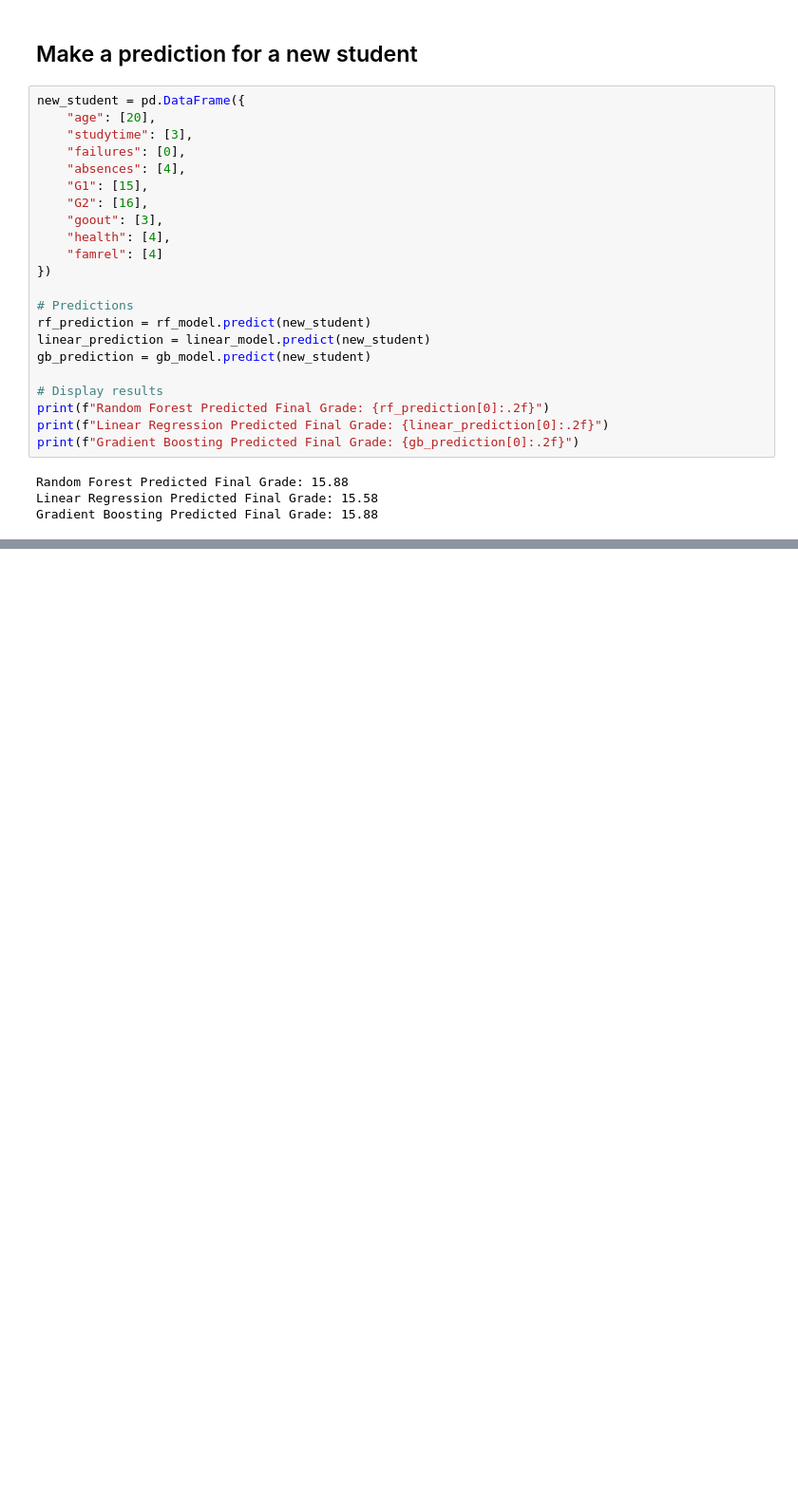
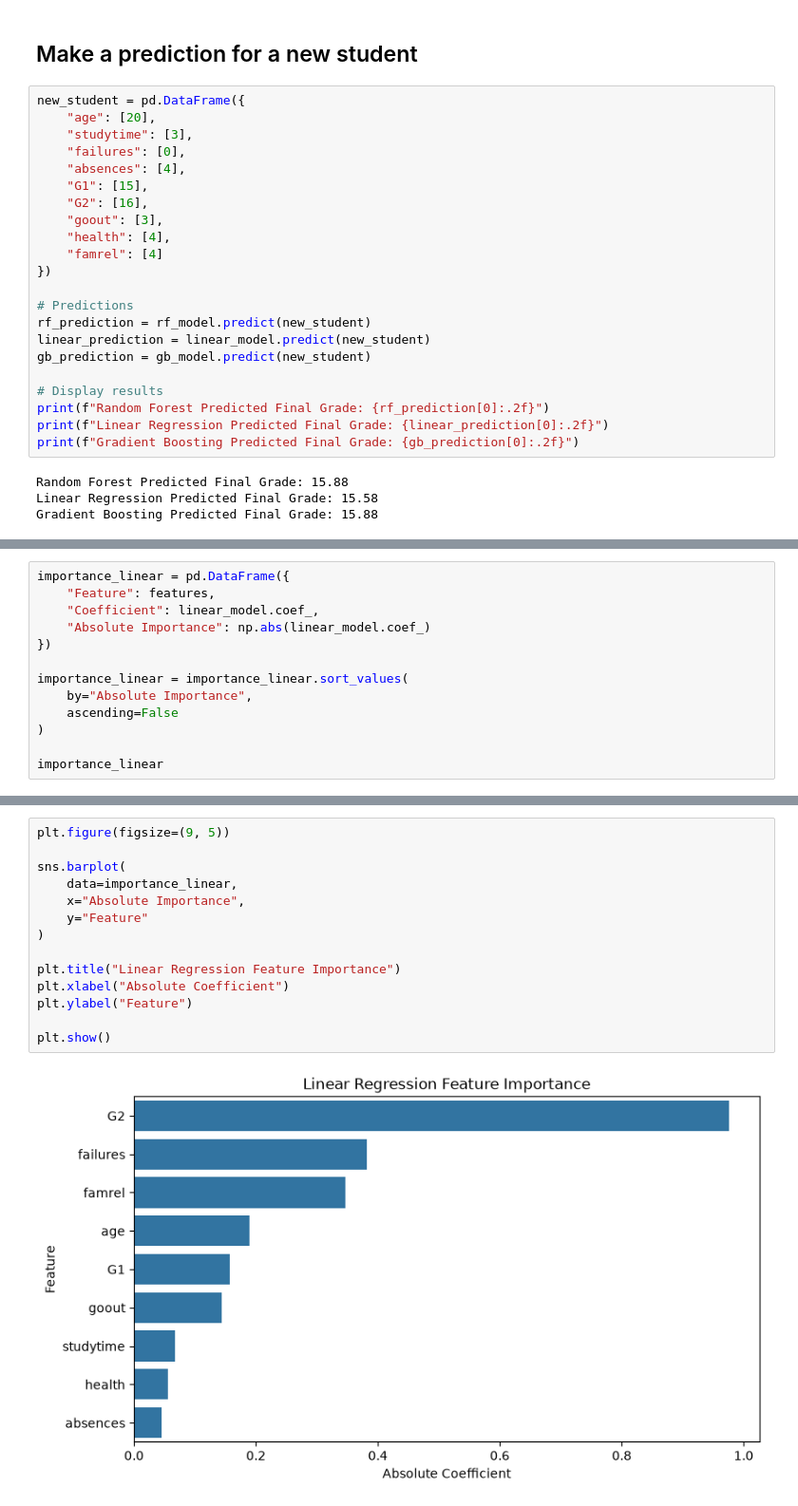
Before and after one commit to Nimindu04/student-performance-prediction, a Jupyter notebook: Student Performance Prediction.ipynb, the cells around one changed output, grey strips where cells are left out. Shown at 95% size. Saved outputs shown, nothing was run; the diff lists cells and outputs as text; blank space fills up the shorter version.

```diff
--- a/Student Performance Prediction.ipynb
+++ b/Student Performance Prediction.ipynb
@@ -357,0 +438,13 @@ Gradient Boosting Predicted Final Grade: 15.88
+# %%
+importance_linear = pd.DataFrame({
+    "Feature": features,
+    "Coefficient": linear_model.coef_,
+    "Absolute Importance": np.abs(linear_model.coef_)
+})
+
+importance_linear = importance_linear.sort_values(
+    by="Absolute Importance",
+    ascending=False
+)
+
+importance_linear
@@ -357,0 +462,16 @@ Gradient Boosting Predicted Final Grade: 15.88
+# %%
+plt.figure(figsize=(9, 5))
+
+sns.barplot(
+    data=importance_linear,
+    x="Absolute Importance",
+    y="Feature"
+)
+
+plt.title("Linear Regression Feature Importance")
+plt.xlabel("Absolute Coefficient")
+plt.ylabel("Feature")
+
+plt.show()
+# %% [output]
+[figure, added]
```
Also changed, not shown: parts of 8 cells of this notebook.
